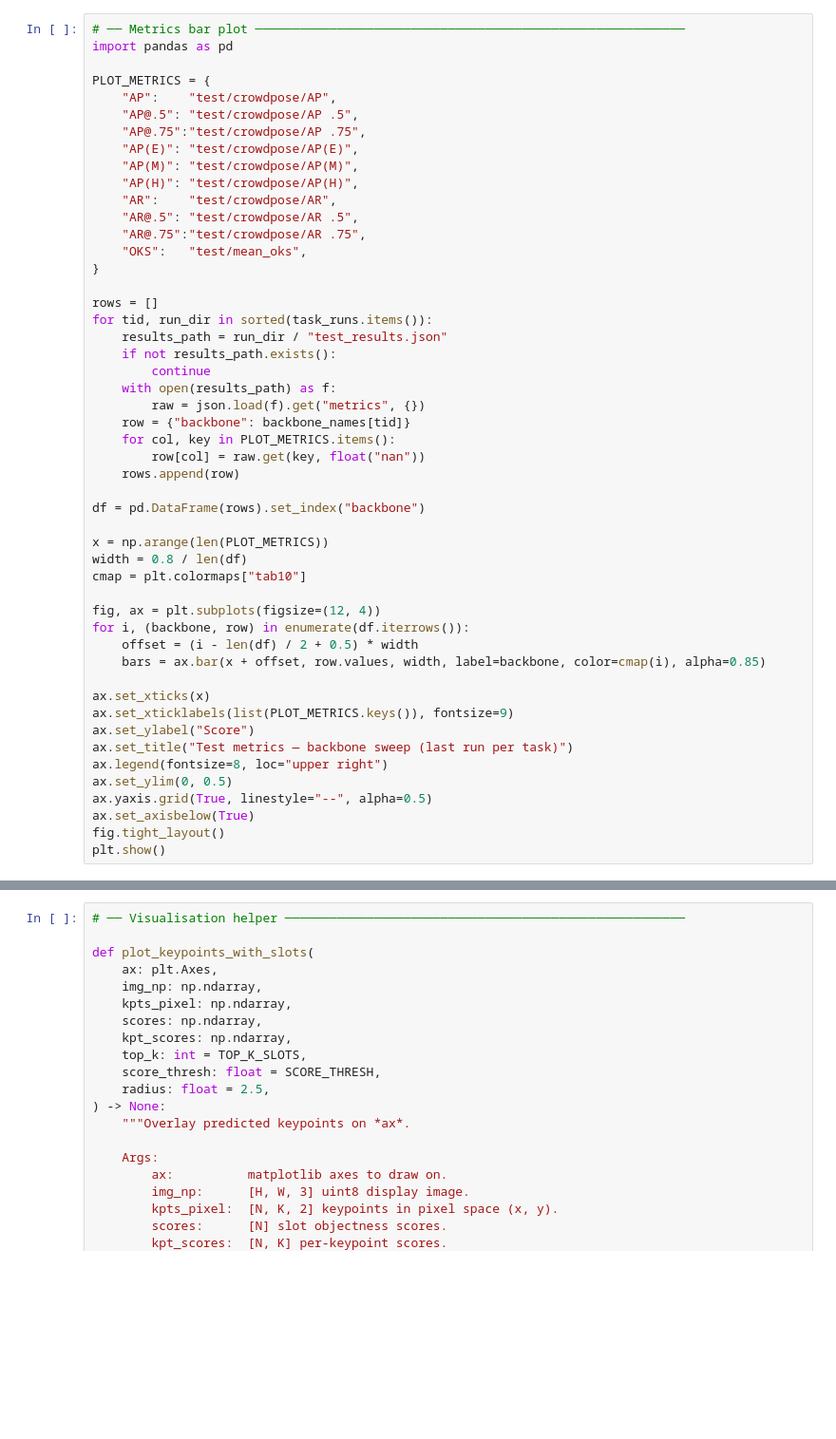
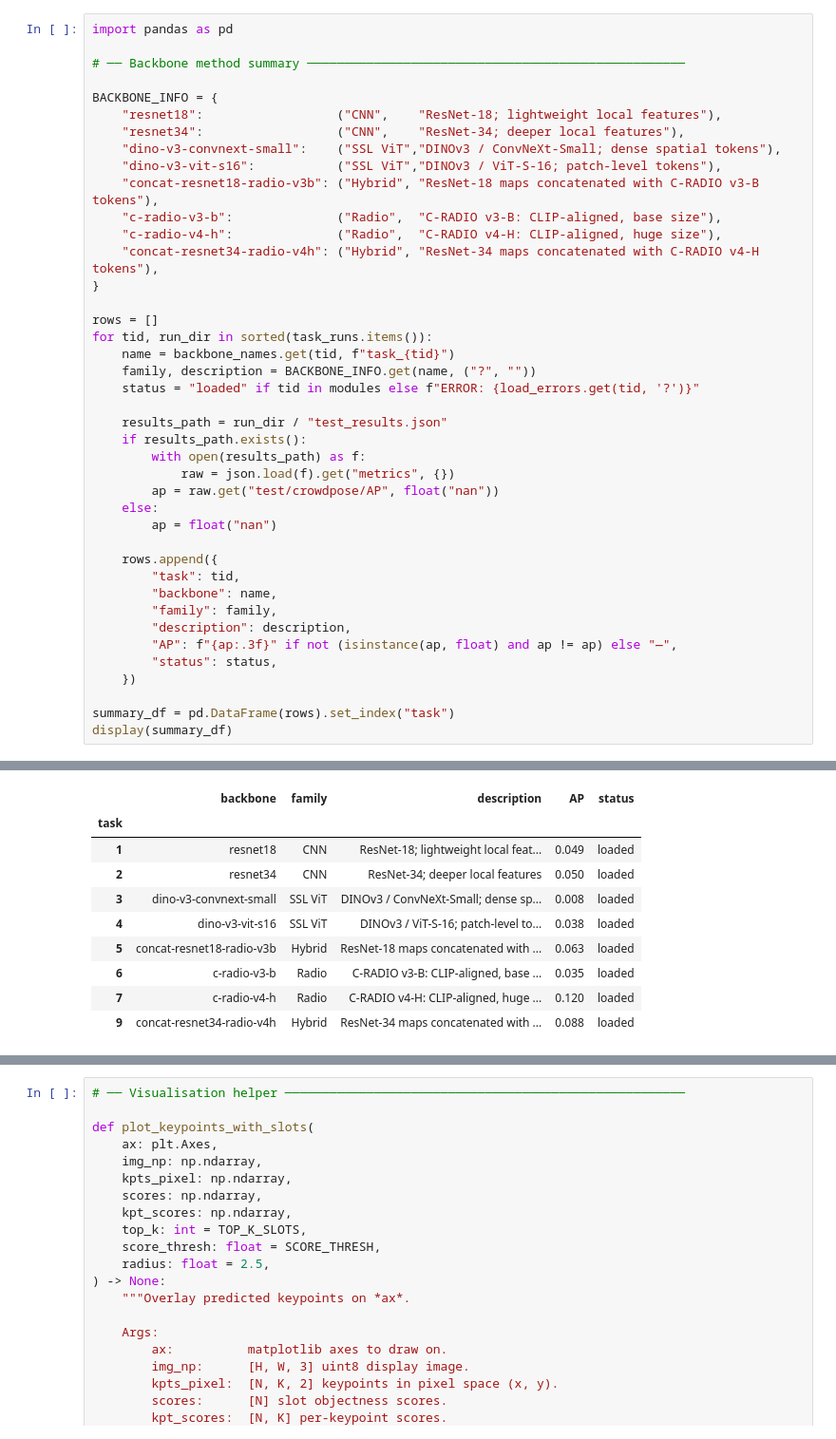
Before and after one commit to gasparyanartur/diffusion-pose-estimation, a Jupyter notebook: notebook/visualize_backbone_sweep.ipynb, the cells around one changed output, grey strips where cells are left out. Shown at 95% size. Saved outputs shown, nothing was run; the diff lists cells and outputs as text; blank space fills up the shorter version.

```diff
--- a/notebook/visualize_backbone_sweep.ipynb
+++ b/notebook/visualize_backbone_sweep.ipynb
@@ -150,51 +231,42 @@ done  (AP=0.0376)
 # %%
-# ── Metrics bar plot ──────────────────────────────────────────────────────────
 import pandas as pd
 
-PLOT_METRICS = {
-    "AP":    "test/crowdpose/AP",
-    "AP@.5": "test/crowdpose/AP .5",
-    "AP@.75":"test/crowdpose/AP .75",
-    "AP(E)": "test/crowdpose/AP(E)",
-    "AP(M)": "test/crowdpose/AP(M)",
-    "AP(H)": "test/crowdpose/AP(H)",
-    "AR":    "test/crowdpose/AR",
-    "AR@.5": "test/crowdpose/AR .5",
-    "AR@.75":"test/crowdpose/AR .75",
-    "OKS":   "test/mean_oks",
+# ── Backbone method summary ───────────────────────────────────────────────────
+
+BACKBONE_INFO = {
+    "resnet18":                  ("CNN",    "ResNet-18; lightweight local features"),
+    "resnet34":                  ("CNN",    "ResNet-34; deeper local features"),
+    "dino-v3-convnext-small":    ("SSL ViT","DINOv3 / ConvNeXt-Small; dense spatial tokens"),
+    "dino-v3-vit-s16":           ("SSL ViT","DINOv3 / ViT-S-16; patch-level tokens"),
+    "concat-resnet18-radio-v3b": ("Hybrid", "ResNet-18 maps concatenated with C-RADIO v3-B tokens"),
+    "c-radio-v3-b":              ("Radio",  "C-RADIO v3-B: CLIP-aligned, base size"),
+    "c-radio-v4-h":              ("Radio",  "C-RADIO v4-H: CLIP-aligned, huge size"),
+    "concat-resnet34-radio-v4h": ("Hybrid", "ResNet-34 maps concatenated with C-RADIO v4-H tokens"),
 }
 
 rows = []
 for tid, run_dir in sorted(task_runs.items()):
+    name = backbone_names.get(tid, f"task_{tid}")
+    family, description = BACKBONE_INFO.get(name, ("?", ""))
+    status = "loaded" if tid in modules else f"ERROR: {load_errors.get(tid, '?')}"
+
     results_path = run_dir / "test_results.json"
-    if not results_path.exists():
-        continue
-    with open(results_path) as f:
-        raw = json.load(f).get("metrics", {})
-    row = {"backbone": backbone_names[tid]}
-    for col, key in PLOT_METRICS.items():
-        row[col] = raw.get(key, float("nan"))
-    rows.append(row)
+    if results_path.exists():
+        with open(results_path) as f:
+            raw = json.load(f).get("metrics", {})
+        ap = raw.get("test/crowdpose/AP", float("nan"))
+    else:
+        ap = float("nan")
 
-df = pd.DataFrame(rows).set_index("backbone")
+    rows.append({
+        "task": tid,
+        "backbone": name,
+        "family": family,
+        "description": description,
+        "AP": f"{ap:.3f}" if not (isinstance(ap, float) and ap != ap) else "—",
+        "status": status,
+    })
 
-x = np.arange(len(PLOT_METRICS))
-width = 0.8 / len(df)
-cmap = plt.colormaps["tab10"]
-
-fig, ax = plt.subplots(figsize=(12, 4))
-for i, (backbone, row) in enumerate(df.iterrows()):
-    offset = (i - len(df) / 2 + 0.5) * width
-    bars = ax.bar(x + offset, row.values, width, label=backbone, color=cmap(i), alpha=0.85)
-
-ax.set_xticks(x)
-ax.set_xticklabels(list(PLOT_METRICS.keys()), fontsize=9)
-ax.set_ylabel("Score")
-ax.set_title("Test metrics — backbone sweep (last run per task)")
-ax.legend(fontsize=8, loc="upper right")
-ax.set_ylim(0, 0.5)
-ax.yaxis.grid(True, linestyle="--", alpha=0.5)
-ax.set_axisbelow(True)
-fig.tight_layout()
-plt.show()
+summary_df = pd.DataFrame(rows).set_index("task")
+display(summary_df)
 # %% [output]
@@ -201,0 +273,10 @@ plt.show()
+|  | backbone | family | description | AP | status |
+| task |  |  |  |  |  |
+| 1 | resnet18 | CNN | ResNet-18; lightweight local feat... | 0.049 | loaded |
+| 2 | resnet34 | CNN | ResNet-34; deeper local features | 0.050 | loaded |
+| 3 | dino-v3-convnext-small | SSL ViT | DINOv3 / ConvNeXt-Small; dense sp... | 0.008 | loaded |
+| 4 | dino-v3-vit-s16 | SSL ViT | DINOv3 / ViT-S-16; patch-level to... | 0.038 | loaded |
+| 5 | concat-resnet18-radio-v3b | Hybrid | ResNet-18 maps concatenated with ... | 0.063 | loaded |
+| 6 | c-radio-v3-b | Radio | C-RADIO v3-B: CLIP-aligned, base ... | 0.035 | loaded |
+| 7 | c-radio-v4-h | Radio | C-RADIO v4-H: CLIP-aligned, huge ... | 0.120 | loaded |
+| 9 | concat-resnet34-radio-v4h | Hybrid | ResNet-34 maps concatenated with ... | 0.088 | loaded |
```
Also changed, not shown: parts of 10 cells of this notebook, 5 other files.
